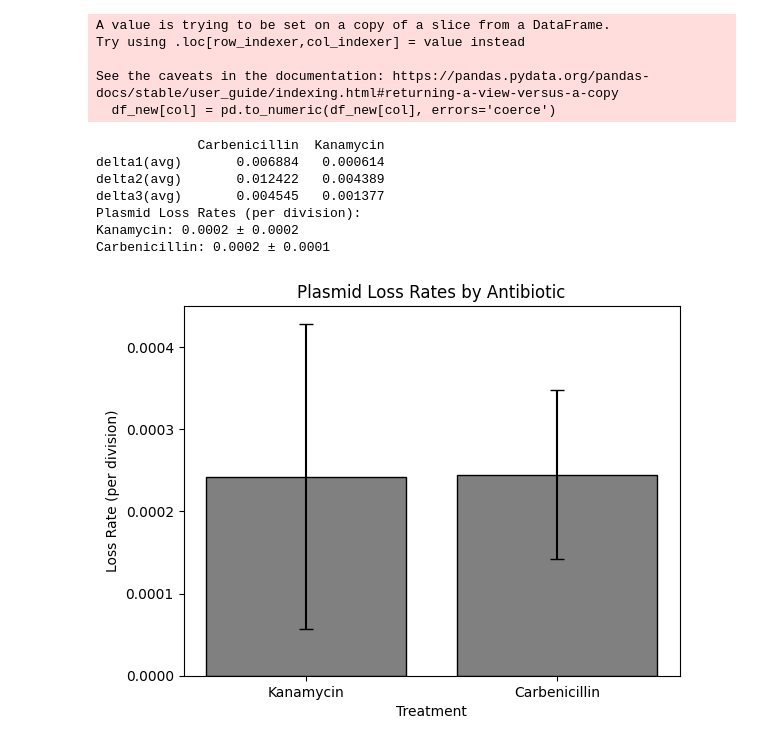
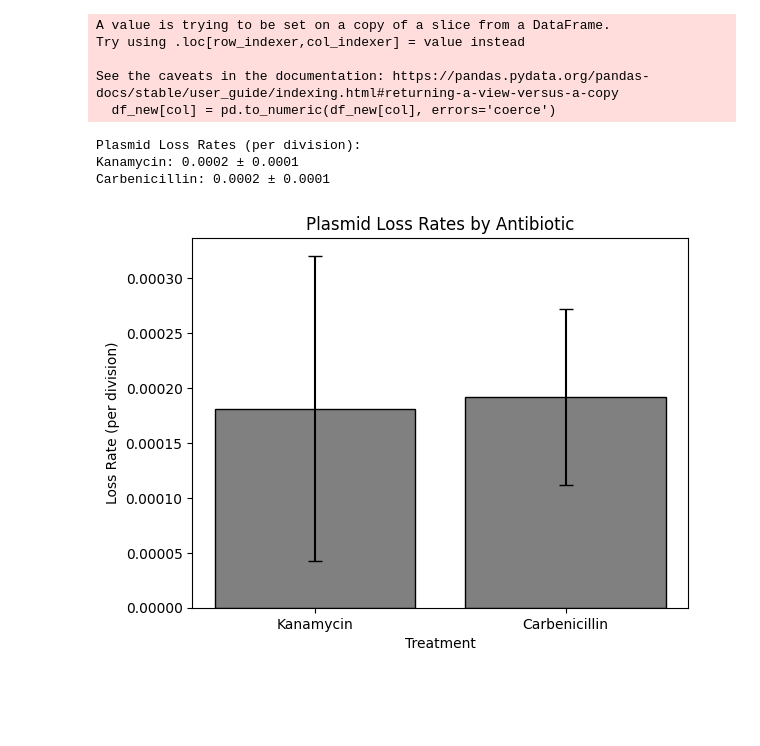
Before and after one commit to vj932/script_data_pl, a Jupyter notebook: plasKin00.ipynb, the cells around one changed output. Saved outputs shown, nothing was run; the diff lists cells and outputs as text; code cells hidden in the pictures; blank space fills up the shorter version.

Commit message:
Updated to .py script

```diff
--- a/plasKin00.ipynb
+++ b/plasKin00.ipynb
@@ -75,8 +75,8 @@ class findPlasmidLossRate:
         # gets the average of the replicates for each treatment in each dataframe and stores it as a new dataframe
         self.avg_odpcb_df = self.averageReplicates(self.odpcb_df)
         self.avg_via_df = self.averageReplicates(self.death_df)
-        self.proportions_df = self.cleanPropDark(self.propdark_df)
-        print(self.proportions_df)
+
+        self.proportions_df = self.cleanPropDark(self.propdark_df) # uses helper method to pull necessary data from prop_dark file, and averages over replicates
 
         #calculates the doubling time to be used for all calculations of plasmid loss rate
         self.d_time = self.getDoublingTime()
@@ -96,18 +96,20 @@ class findPlasmidLossRate:
                                     index=[f'row{i}' for i in range(length_new)]
                         )
 
-        # converts to numeric values(1) -> sum plating counts over each replicate and calculate overall proportion (2) -> average over replicates of each treatment(3)
+        # converts to numeric values(1) -> sum plating counts over each replicate and calculate overall proportion (2) ->  get average proportions for replicates of each treatment(3)
 
         for col in df_new.columns: #(1)
             df_new[col] = pd.to_numeric(df_new[col], errors='coerce')
 
-
+        # this step is done with respect to the exact dimensions of the data given, so needs to be modified if data format changes
         for ind in range(len(df_new)): #(3)
-            if ind % 5 == 4:
+            if ind % 5 == 4: # 5 works due to it being th enumber of trials per replicate
                 count = int(ind / 5)
-                temp_row = df_new.iloc[ind - 4:ind + 1].sum()
+                temp_row = df_new.iloc[ind - 4:ind + 1].sum() #(2)
 
                 prev_val = None
+
+                # implementation specific to format given, just gets dark colonies and total colonies for each treatment
                 for ind, val in enumerate(temp_row.values):
                     if ind % 2 == 0:
                         prev_val = val
@@ -115,7 +117,6 @@ class findPlasmidLossRate:
                         cleaned_data.iloc[int(count), (ind-1) // 2] = prev_val / val
 
                 cleaned_data = cleaned_data.rename(index={cleaned_data.index[count]: 'delta' + str(count + 1) + '(avg)'})
-
 
         return cleaned_data
 
@@ -134,21 +135,23 @@ class findPlasmidLossRate:
         return grouped
 
     def getDoublingTime(self):
-        '''Gets the average doubling time of the population from OD data - uses the "Top10 + pGFPuv WT" strain grown under carbenicillin as the reference culture'''
+        '''Gets the average doubling time of the population from OD data - uses the "Top10 / pGFPck Δ6" strain grown under carbenicillin as the reference culture'''
         df = self.avg_odpcb_df.copy()
-        col = "Top10 + pGFPuv WT"
+        col = "Top10 / pGFPck Δ6"
 
         time_col = df.columns[0]
+
+        # Calculates doubling time from the maximum and minimum OD values from the growth data and the time between them, as growth is monotonic.
+        # note : this can be changed at a later point in prefereence of a more logical interval selection rule
         max_time = df[time_col].max()
         od_fchange = df[col].max() / df[col].min()
-
         dtime = max_time / (math.log(od_fchange) / math.log(2))
 
         return dtime
 
     def getLosses(self):
         '''Get plasmid loss rates for each replicate and treatment'''
-        loss_rates = {'Kanamycin': [], 'Carbenicillin': []}
+        loss_rates = {'Kanamycin': [], 'Carbenicillin': []} # empty dictionary to store loss rates
 
         for ind, row in self.proportions_df.iterrows():
             if ind != 'total_avg':
@@ -185,7 +188,8 @@ class findPlasmidLossRate:
             T = valid_time.max() # gets the length of the survival curve
             p = lambda t: np.interp(t, valid_time, valid_prop) # defines the survival function as a linear interpolation of the viability data for the current treatment
 
-            # calculates the loss rate using the formula derived in the notebook, wiht scipy's quad and brentq functions
+            # calculates the loss rate using the formula derived in the notebook, wiht scipy's quad and brentq (root finder) functions
+            # note: the step subtracts by the final plasmid loss ratio observed at plating to turn the numerical method into a root finding problem (i.e. solve for L such that the equation equals 0)
             rates[treatment] = sp.optimize.brentq(lambda L:
                 np.exp((beta-L)*T) / (L * sp.integrate.quad(lambda t: np.exp((beta-L)*t) * p(T-t), 0, T)[0]) - R,
                 1e-10, 10)
@@ -200,44 +204,42 @@ class findPlasmidLossRate:
 
 def main():
     ''''''
-    odpcb_file = "Growth_curve.txt"
-    viability_file = "NORMALIZED_CFU_vs_time.txt"
-    prop_dark_file = "new_data.csv"
+    odpcb_file = "OD_values_growth_curve_uv_vs_ck_070126.txt" # fixed file to load growth rate data for plasmid-containing bacteria
+    viability_file = "NORMALIZED_CFU_vs_time.txt" # fixed file to load viability data for plasmid-free bacteria in order to estimate survival rates of bacteria who lose their plasmid
+
+    prop_dark_file = "new_data.csv" # does not necessarily have to be fixed for this script. Can adjust to import single percentage numbers instead replicate data.
 
     plasmid_loss_obj = findPlasmidLossRate(odpcb_file, viability_file, prop_dark_file)
 
     rates = plasmid_loss_obj.getLosses()
     # handles data for each treatment to get the averages and standard deviation accordingly
     for head in rates:
         rates[head] = [np.mean(rates[head]), np.std(rates[head], ddof = 0)]
 
 
 
     print("Plasmid Loss Rates (per division):")
     for head in rates:
         print(f"{head}: {rates[head][0]:.4f} ± {rates[head][1]:.4f}")
 
 
 
     plt.bar(rates.keys(), [v[0] for v in rates.values()], yerr=[v[1] for v in rates.values()], capsize=5, color='gray', edgecolor='black')
     plt.ylabel("Loss Rate (per division)")
     plt.xlabel("Treatment")
     plt.title("Plasmid Loss Rates by Antibiotic")
     plt.show()
 
 
-main()
+if __name__ == "__main__":
+    main()
 # %% [output]
 A value is trying to be set on a copy of a slice from a DataFrame.
 Try using .loc[row_indexer,col_indexer] = value instead
 
 See the caveats in the documentation: https://pandas.pydata.org/pandas-docs/stable/user_guide/indexing.html#returning-a-view-versus-a-copy
   df_new[col] = pd.to_numeric(df_new[col], errors='coerce')
-             Carbenicillin  Kanamycin
-delta1(avg)       0.006884   0.000614
-delta2(avg)       0.012422   0.004389
-delta3(avg)       0.004545   0.001377
 Plasmid Loss Rates (per division):
-Kanamycin: 0.0002 ± 0.0002
+Kanamycin: 0.0002 ± 0.0001
 Carbenicillin: 0.0002 ± 0.0001
-[figure, old version]
+[figure, new version]
```
Also changed, not shown: parts of 1 cell of this notebook, 2 other files.
